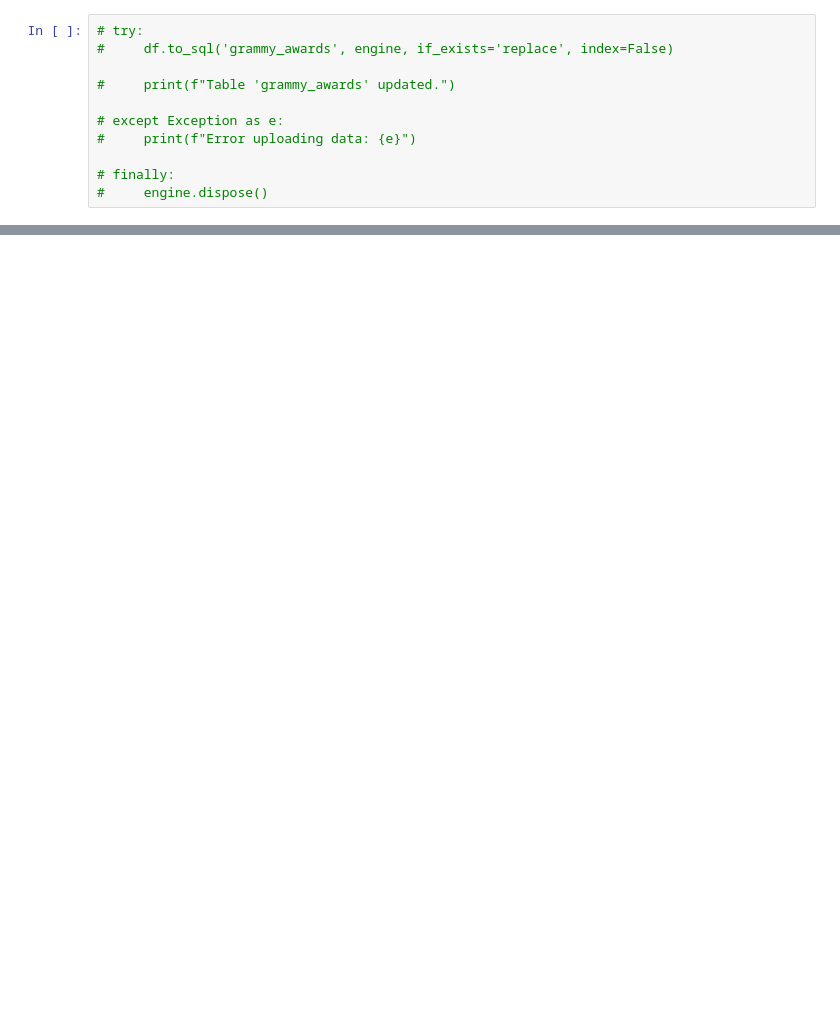
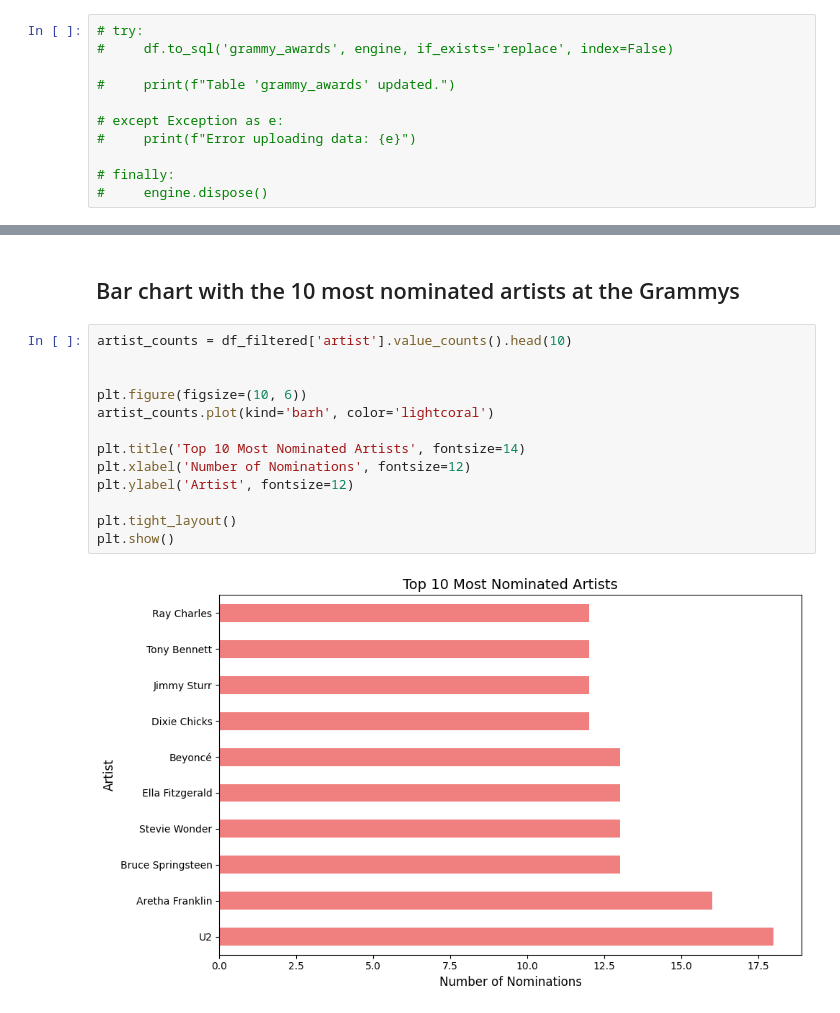
Before and after one commit to 2004santiago/WorkShop-2, a Jupyter notebook: EDA/grammy_EDA.ipynb, the cells around one changed output, grey strips where cells are left out. Cells and saved outputs as stored; diff of their text form; blank space fills up the shorter version.

```diff
--- a/EDA/grammy_EDA.ipynb
+++ b/EDA/grammy_EDA.ipynb
@@ -168,0 +207,17 @@ None
+# %% [markdown]
+## Bar chart with the 10 most nominated artists at the Grammys
+# %%
+artist_counts = df_filtered['artist'].value_counts().head(10)
+
+
+plt.figure(figsize=(10, 6))
+artist_counts.plot(kind='barh', color='lightcoral')
+
+plt.title('Top 10 Most Nominated Artists', fontsize=14)
+plt.xlabel('Number of Nominations', fontsize=12)
+plt.ylabel('Artist', fontsize=12)
+
+plt.tight_layout()
+plt.show()
+# %% [output]
+[figure, added]
```
Also changed, not shown: parts of 9 cells of this notebook.
